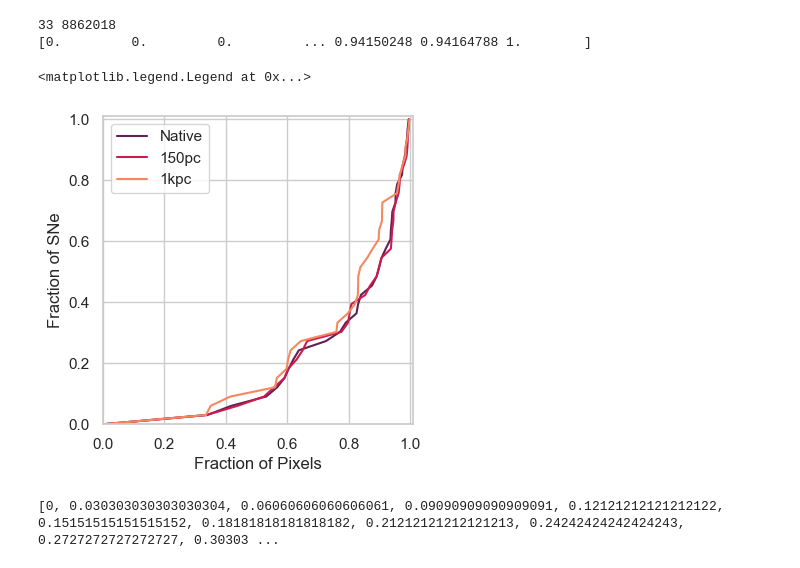
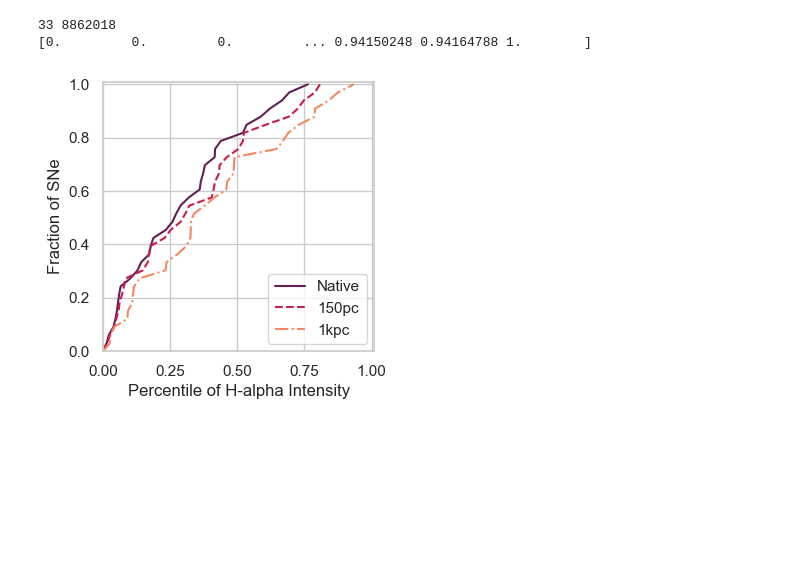
Before and after one commit to NessMayker/SNeHa, a Jupyter notebook: Code/2a.MUSE_SNe_intensity_visualizations.ipynb, the cells around one changed output. Saved outputs shown, nothing was run; the diff lists cells and outputs as text; code cells hidden in the pictures; blank space fills up the shorter version.

Commit message:
NCR plot flux weighted

```diff
--- a/Code/2a.MUSE_SNe_intensity_visualizations.ipynb
+++ b/Code/2a.MUSE_SNe_intensity_visualizations.ipynb
@@ -410,14 +410,15 @@ def make_ncr(sn_arr,pix_arr):
     sn_per_arr,pix_per_arr = [0],[0]  # initialize at zero to make plot begin from 0,0
 
     sn_arr.sort()
-    pix_arr.sort()
+    pix_ncdf = make_ncdf(pix_arr)
 
     for i in range(len(sn_arr)):
         index = find_nearest(pix_arr, sn_arr[i])
-        pix_per = find_percentile(pix_arr, index)
+#         pix_per = find_percentile(pix_arr, index)
+        pix_per = pix_ncdf[index]
         sn_per = find_percentile(sn_arr, i)
         sn_per_arr.append(sn_per + 1./len(sn_arr)) # add term to start appropiately and to end at 1.0
-        pix_per_arr.append(pix_per  + 1./len(pix_arr))
+        pix_per_arr.append(pix_per)#  + 1./len(pix_arr))
 
     return(pix_per_arr, sn_per_arr)
 # %%
@@ -431,21 +432,21 @@ pix_per_arr_1kpc, sn_per_arr_1kpc = make_ncr(int_1kpc,pix_1kpc)
 # %%
 sns.set_style("whitegrid")
 sns.set_palette("rocket", n_colors=3, desat=None, color_codes=False)
 
-fig = plt.figure(figsize = (4,4))
+fig = plt.figure(figsize = (3.5,3.5))
 
-plt.xlabel("Fraction of Pixels")
+plt.xlabel("Percentile of H-alpha Intensity")
 plt.ylabel("Fraction of SNe")
-sns.lineplot(pix_per_arr_nat,  sn_per_arr_nat, ls="-",label="Native")
-sns.lineplot(pix_per_arr_150,  sn_per_arr_150, ls="-",label="150pc")
-sns.lineplot(pix_per_arr_1kpc, sn_per_arr_1kpc, ls="-",label="1kpc")
+ax = sns.lineplot(pix_per_arr_nat,  sn_per_arr_nat, ls="-",label="Native")
+ax = sns.lineplot(pix_per_arr_150,  sn_per_arr_150, ls="-",label="150pc")
+ax = sns.lineplot(pix_per_arr_1kpc, sn_per_arr_1kpc, ls="-",label="1kpc")
+ax.lines[0].set_linestyle("-")
+ax.lines[1].set_linestyle("--")
+ax.lines[2].set_linestyle("-.")
+
 plt.xlim(0,1.01)
 plt.ylim(0,1.01)
-plt.legend(loc="best")
+plt.legend(loc="lower right")
+plt.savefig("../Figures/resolutionNCR.png", dpi=300)
 # %% [output]
-<matplotlib.legend.Legend at 0x...>
-[figure, old version]
+[figure, new version]
-# %%
-print(sn_per_arr_nat)
-# %% [output]
-[0, 0.030303030303030304, 0.06060606060606061, 0.09090909090909091, 0.12121212121212122, 0.15151515151515152, 0.18181818181818182, 0.21212121212121213, 0.24242424242424243, 0.2727272727272727, 0.30303 ...
```
Also changed, not shown: 1 other file.
